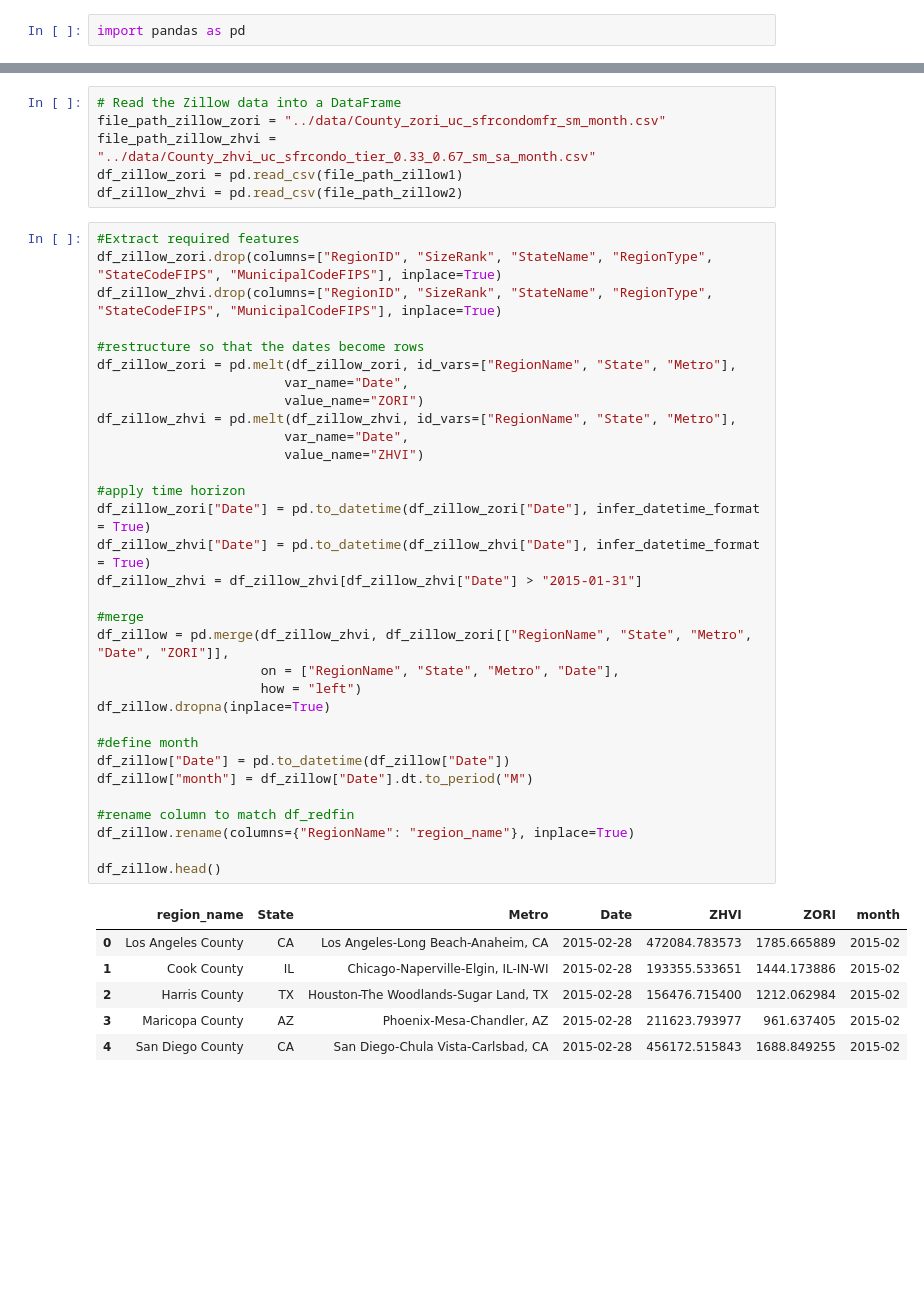
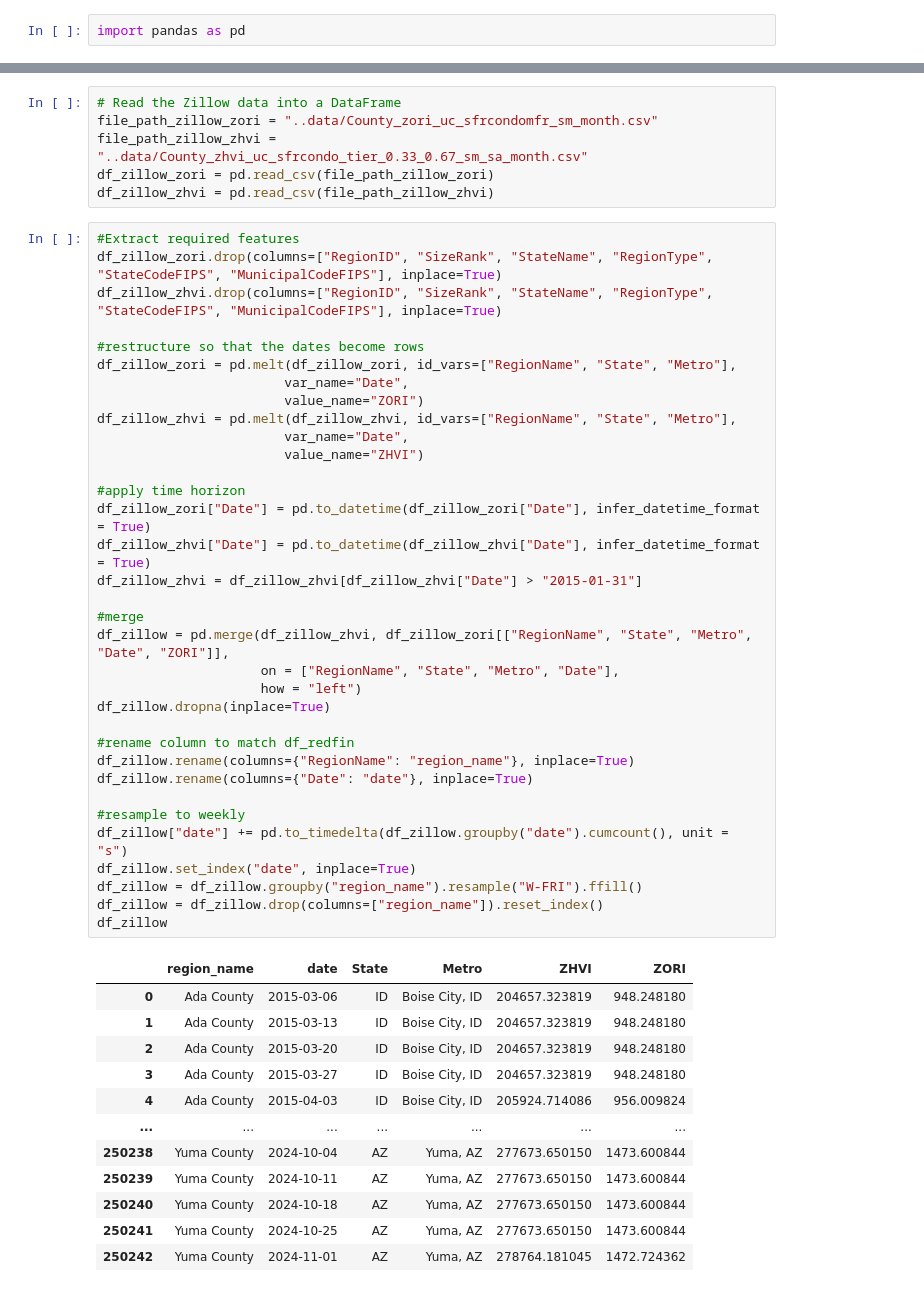
Before and after one commit to itsGarrin/us-residential-housing-price-prediction, a Jupyter notebook: notebooks/data_preprocessing.ipynb, the cells around one changed output, grey strips where cells are left out. Drawn from its saved outputs; the diff is of its cells as text; blank space fills up the shorter version.

Commit message:
change dataset to weekly

```diff
--- a/notebooks/data_preprocessing.ipynb
+++ b/notebooks/data_preprocessing.ipynb
@@ -45,45 +55,53 @@ memory usage: 47.5+ MB
 # %%
 # Read the Zillow data into a DataFrame
-file_path_zillow_zori = "../data/County_zori_uc_sfrcondomfr_sm_month.csv"
-file_path_zillow_zhvi = "../data/County_zhvi_uc_sfrcondo_tier_0.33_0.67_sm_sa_month.csv"
-df_zillow_zori = pd.read_csv(file_path_zillow1)
-df_zillow_zhvi = pd.read_csv(file_path_zillow2)
+file_path_zillow_zori = "..data/County_zori_uc_sfrcondomfr_sm_month.csv"
+file_path_zillow_zhvi = "..data/County_zhvi_uc_sfrcondo_tier_0.33_0.67_sm_sa_month.csv"
+df_zillow_zori = pd.read_csv(file_path_zillow_zori)
+df_zillow_zhvi = pd.read_csv(file_path_zillow_zhvi)
 # %%
 #Extract required features
 df_zillow_zori.drop(columns=["RegionID", "SizeRank", "StateName", "RegionType", "StateCodeFIPS", "MunicipalCodeFIPS"], inplace=True)
 df_zillow_zhvi.drop(columns=["RegionID", "SizeRank", "StateName", "RegionType", "StateCodeFIPS", "MunicipalCodeFIPS"], inplace=True)
 
 #restructure so that the dates become rows
 df_zillow_zori = pd.melt(df_zillow_zori, id_vars=["RegionName", "State", "Metro"],
                         var_name="Date",
                         value_name="ZORI")
 df_zillow_zhvi = pd.melt(df_zillow_zhvi, id_vars=["RegionName", "State", "Metro"],
                         var_name="Date",
                         value_name="ZHVI")
 
 #apply time horizon
 df_zillow_zori["Date"] = pd.to_datetime(df_zillow_zori["Date"], infer_datetime_format = True)
 df_zillow_zhvi["Date"] = pd.to_datetime(df_zillow_zhvi["Date"], infer_datetime_format = True)
 df_zillow_zhvi = df_zillow_zhvi[df_zillow_zhvi["Date"] > "2015-01-31"]
 
 #merge
 df_zillow = pd.merge(df_zillow_zhvi, df_zillow_zori[["RegionName", "State", "Metro", "Date", "ZORI"]],
                      on = ["RegionName", "State", "Metro", "Date"],
                      how = "left")
 df_zillow.dropna(inplace=True)
 
-#define month
-df_zillow["Date"] = pd.to_datetime(df_zillow["Date"])
-df_zillow["month"] = df_zillow["Date"].dt.to_period("M")
-
 #rename column to match df_redfin
 df_zillow.rename(columns={"RegionName": "region_name"}, inplace=True)
+df_zillow.rename(columns={"Date": "date"}, inplace=True)
 
-df_zillow.head()
+#resample to weekly
+df_zillow["date"] += pd.to_timedelta(df_zillow.groupby("date").cumcount(), unit = "s")
+df_zillow.set_index("date", inplace=True)
+df_zillow = df_zillow.groupby("region_name").resample("W-FRI").ffill()
+df_zillow = df_zillow.drop(columns=["region_name"]).reset_index()
+df_zillow
 # %% [output]
-|  | region_name | State | Metro | Date | ZHVI | ZORI | month |
-| 0 | Los Angeles County | CA | Los Angeles-Long Beach-Anaheim, CA | 2015-02-28 | 472084.783573 | 1785.665889 | 2015-02 |
-| 1 | Cook County | IL | Chicago-Naperville-Elgin, IL-IN-WI | 2015-02-28 | 193355.533651 | 1444.173886 | 2015-02 |
-| 2 | Harris County | TX | Houston-The Woodlands-Sugar Land, TX | 2015-02-28 | 156476.715400 | 1212.062984 | 2015-02 |
-| 3 | Maricopa County | AZ | Phoenix-Mesa-Chandler, AZ | 2015-02-28 | 211623.793977 | 961.637405 | 2015-02 |
-| 4 | San Diego County | CA | San Diego-Chula Vista-Carlsbad, CA | 2015-02-28 | 456172.515843 | 1688.849255 | 2015-02 |
+|  | region_name | date | State | Metro | ZHVI | ZORI |
+| 0 | Ada County | 2015-03-06 | ID | Boise City, ID | 204657.323819 | 948.248180 |
+| 1 | Ada County | 2015-03-13 | ID | Boise City, ID | 204657.323819 | 948.248180 |
+| 2 | Ada County | 2015-03-20 | ID | Boise City, ID | 204657.323819 | 948.248180 |
+| 3 | Ada County | 2015-03-27 | ID | Boise City, ID | 204657.323819 | 948.248180 |
+| 4 | Ada County | 2015-04-03 | ID | Boise City, ID | 205924.714086 | 956.009824 |
+| ... | ... | ... | ... | ... | ... | ... |
+| 250238 | Yuma County | 2024-10-04 | AZ | Yuma, AZ | 277673.650150 | 1473.600844 |
+| 250239 | Yuma County | 2024-10-11 | AZ | Yuma, AZ | 277673.650150 | 1473.600844 |
+| 250240 | Yuma County | 2024-10-18 | AZ | Yuma, AZ | 277673.650150 | 1473.600844 |
+| 250241 | Yuma County | 2024-10-25 | AZ | Yuma, AZ | 277673.650150 | 1473.600844 |
+| 250242 | Yuma County | 2024-11-01 | AZ | Yuma, AZ | 278764.181045 | 1472.724362 |
```
Also changed, not shown: parts of 11 cells of this notebook, 6 other files.
